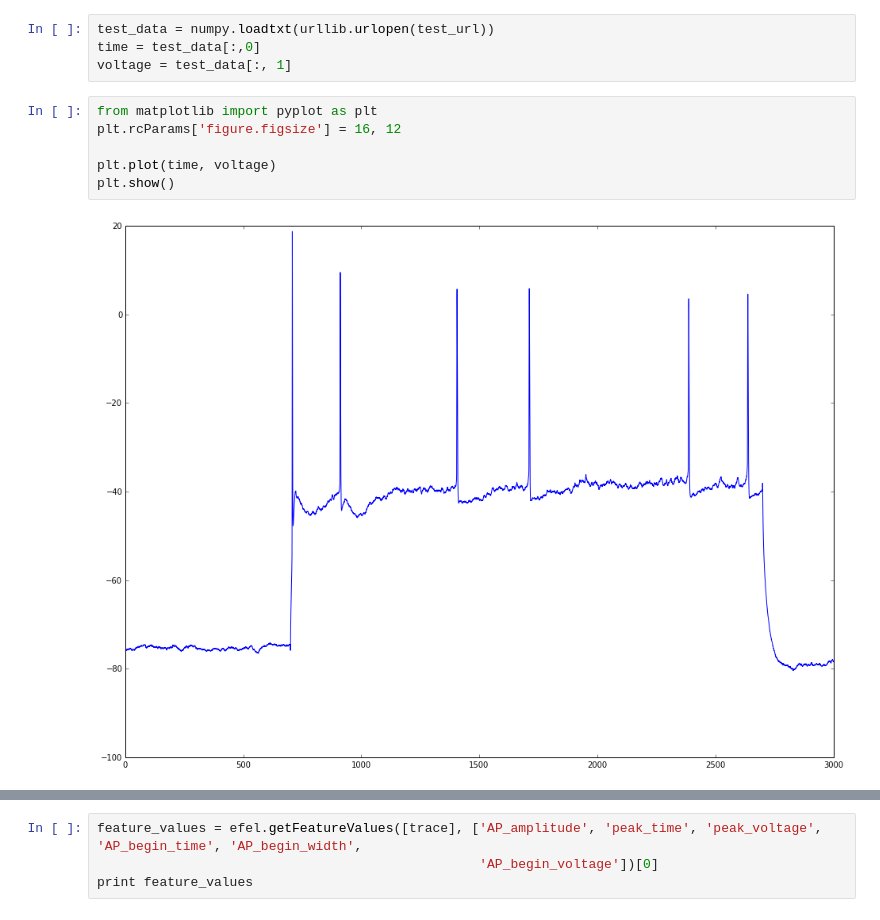
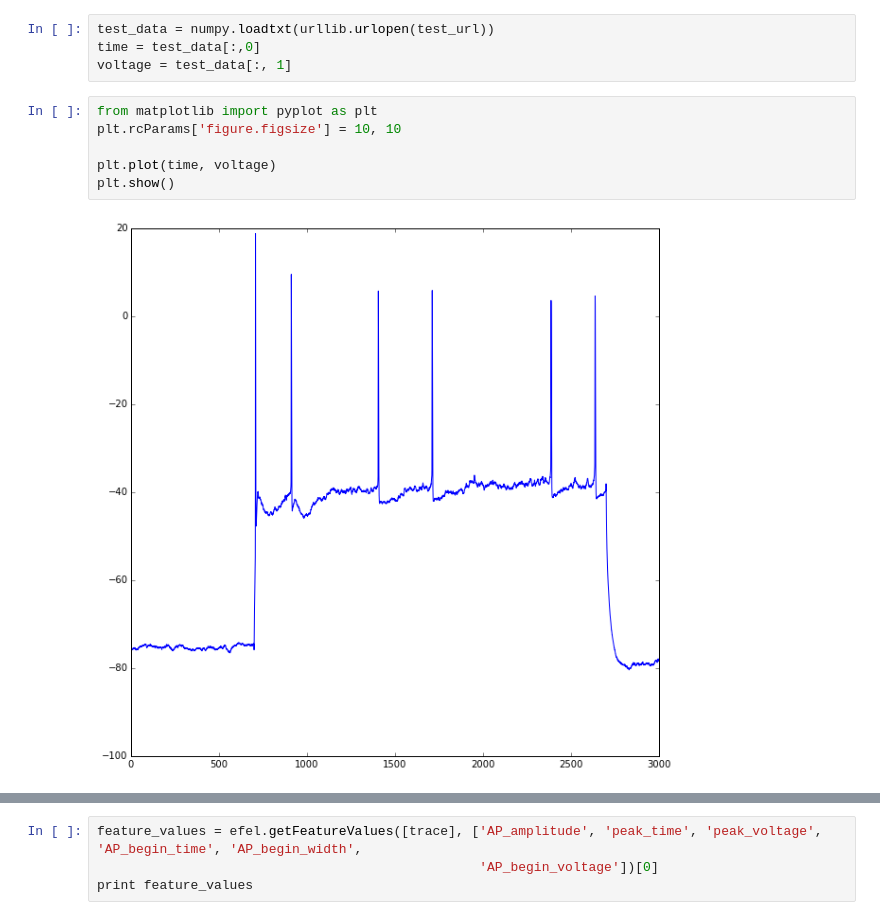
Before and after one commit to BlueBrain/eFEL, a Jupyter notebook: examples/basic/basic_notebook1.ipynb, the cells around one changed output, grey strips where cells are left out. Cells and saved outputs as stored; diff of their text form.

```diff
--- a/examples/basic/basic_notebook1.ipynb
+++ b/examples/basic/basic_notebook1.ipynb
@@ -38,11 +18,11 @@ time = test_data[:,0]
 voltage = test_data[:, 1]
 # %%
 from matplotlib import pyplot as plt
-plt.rcParams['figure.figsize'] = 16, 12
+plt.rcParams['figure.figsize'] = 10, 10
 
 plt.plot(time, voltage)
 plt.show()
 # %% [output]
-[figure, old version]
+[figure, new version]
 # %%
 from matplotlib import pyplot as plt
```
Also changed, not shown: parts of 4 cells of this notebook, 1 other file.
